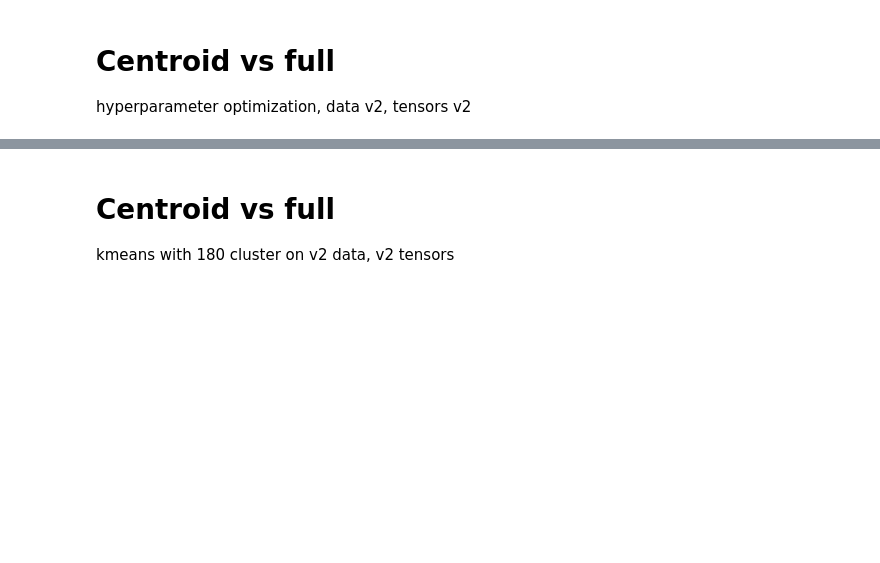
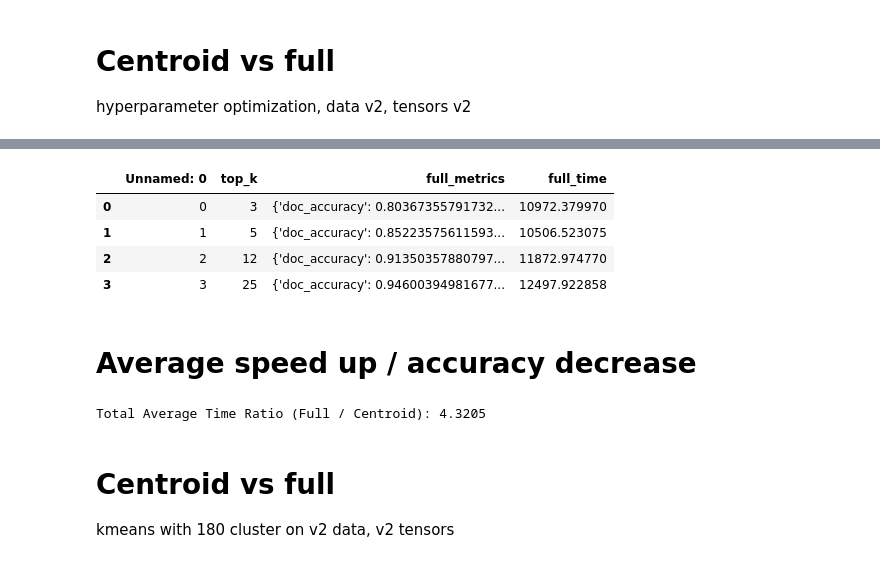
Before and after one commit to czotterbenedek/szakdoga_tdk, a Jupyter notebook: evaluate_results.ipynb, the cells around one changed output, grey strips where cells are left out. Drawn from its saved outputs; the diff is of its cells as text; code cells hidden in the pictures; blank space fills up the shorter version.

```diff
--- a/evaluate_results.ipynb
+++ b/evaluate_results.ipynb
@@ -53,3 +76,11 @@ centroid_df['x_axis'] = centroid_df['top_k'].astype(str) + "_" + centroid_df['to
+# %%
+full_df
+# %% [output]
+|  | Unnamed: 0 | top_k | full_metrics | full_time |
+| 0 | 0 | 3 | {'doc_accuracy': 0.80367355791732... | 10972.379970 |
+| 1 | 1 | 5 | {'doc_accuracy': 0.85223575611593... | 10506.523075 |
+| 2 | 2 | 12 | {'doc_accuracy': 0.91350357880797... | 11872.974770 |
+| 3 | 3 | 25 | {'doc_accuracy': 0.94600394981677... | 12497.922858 |
 # %%
 groups = {
     "Accuracy": ["doc_accuracy", "chunk_accuracy"],
@@ -85,0 +144,26 @@ for title, keys in groups.items():
+# %% [markdown]
+# Average speed up / accuracy decrease
+# %%
+chunk_num = 84007
+
+centroid_df['time_per_chunk'] = centroid_df['centroid_time'] / chunk_num
+full_df['time_per_chunk'] = full_df['full_time'] / chunk_num
+
+top_ks = [3, 5, 12, 25]
+
+average_ratios = {}
+for top_k in top_ks:
+    top_k_centroid_df = centroid_df[centroid_df['top_k'] == top_k]
+    full_time = full_df[full_df['top_k'] == top_k]['time_per_chunk'].values[0]
+
+    average_time = 0
+    for idx, row in top_k_centroid_df.iterrows():
+        time_ratio = full_time / row['time_per_chunk']
+        average_time += time_ratio
+    average_time /= len(top_k_centroid_df)
+    average_ratios[top_k] = average_time
+
+total_average_time = sum(average_ratios.values()) / len(average_ratios)
+print(f"Total Average Time Ratio (Full / Centroid): {total_average_time:.4f}")
+# %% [output]
+Total Average Time Ratio (Full / Centroid): 4.3205
```
Also changed, not shown: parts of 7 cells of this notebook, 3 other files.
